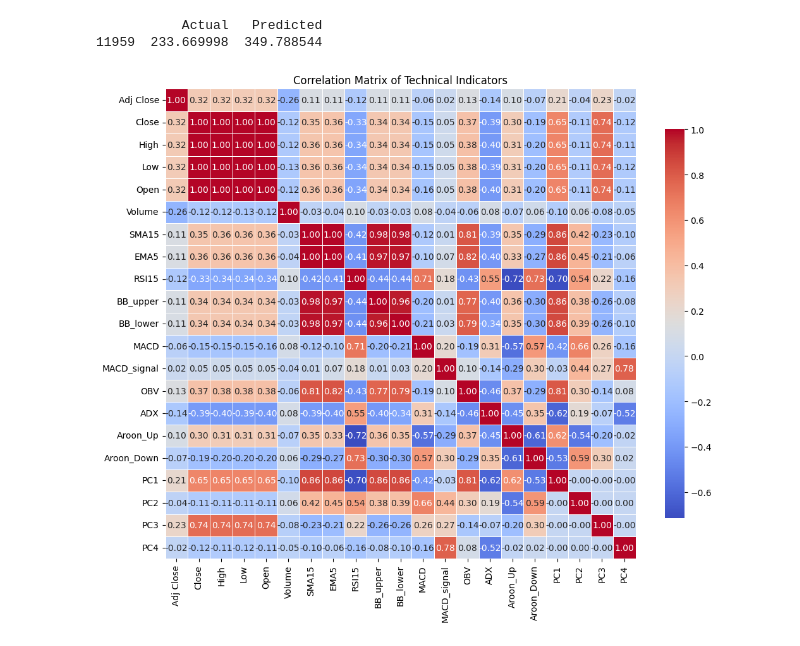
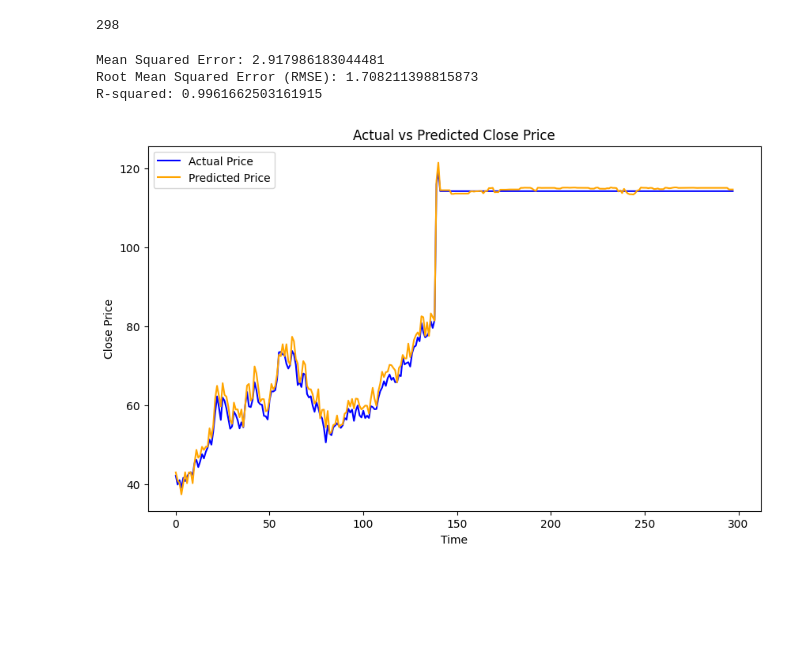
Before and after one commit to Nishchaypat/StockTrack-Database-ML, a Jupyter notebook: test.ipynb, the cells around one changed output. Cells and saved outputs as stored; diff of their text form; code cells hidden in the pictures; blank space fills up the shorter version.

Commit message:
Final Test model completed for reg

```diff
--- a/test.ipynb
+++ b/test.ipynb
@@ -133,5 +119,5 @@ def scale_data(uncscaled_data):
 # %%
-scaled_data = scale_data(data)
+scaled_data = data
 # %%
 def final_pcas(data):
     feature_columns = ['Open', 'High', 'Low', 'SMA15', 'EMA5',
@@ -159,3 +145,7 @@ def final_pcas(data):
     result_df = pd.concat([data.reset_index(drop=True), pca_df.reset_index(drop=True)], axis=1)
 
     return result_df
+# %%
+target = scaled_data[['Close']]  # Ensures 2D shape
+standard_scaler_close = StandardScaler()
+target_scaled = standard_scaler_close.fit_transform(target)
@@ -162,3 +172,3 @@ def final_pcas(data):
 # %%
-target = scaled_data['Close']
-input = scaled_data.drop(columns=['Close', 'Adj Close'])
+
+input = scaled_data.drop(columns=['Low', 'Open','SMA15', 'BB_lower', 'BB_upper', 'Adj Close', 'Close', 'OBV'])
@@ -177,5 +177,4 @@ Index(['High', 'Low', 'Open', 'Volume', 'SMA15', 'EMA5', 'RSI15', 'BB_upper',
 # %%
 from joblib import load
 
-
-loaded_model = load('best_model_grid_new.joblib')
+loaded_model = load('model_reg.joblib')
@@ -201,28 +250,37 @@ ValueError: Classification metrics can't handle a mix of continuous and binary t
-# %%
-results = pd.DataFrame({
-    'Actual': data['Close'],
-    'Predicted': y_pred
-})
-
-print(results.sample())
-# %% [output]
-           Actual   Predicted
-11959  233.669998  349.788544
-# %%
-
-
-# Calculate the correlation matrix
-correlation_matrix = result_df.corr()
-
-# Set up the matplotlib figure
-plt.figure(figsize=(12, 10))
-
-# Create a heatmap using seaborn
-sns.heatmap(correlation_matrix, annot=True, fmt=".2f", cmap='coolwarm',
-            square=True, cbar_kws={"shrink": .8}, linewidths=.5)
-
-# Title and show the plot
-plt.title('Correlation Matrix of Technical Indicators')
-plt.show()
-# %% [output]
-[figure, removed]
+# %%
+len(y_pred)
+# %% [output]
+298
+# %%
+# Ensure y_pred and target are single-column DataFrames before reshaping
+y_pred_reshaped = pd.DataFrame(y_pred, columns=["Close"]).values.reshape(-1, 1)
+target_reshaped = pd.DataFrame(target_scaled, columns=["Close"]).values.reshape(-1, 1)
+
+# Perform inverse transformation
+y_pred_original = standard_scaler_close.inverse_transform(y_pred_reshaped)
+target_original = standard_scaler_close.inverse_transform(target_reshaped)
+
+# Plot the original vs. predicted values
+import matplotlib.pyplot as plt
+from sklearn.metrics import mean_squared_error
+import numpy as np
+
+mse = mean_squared_error(target_original, y_pred_original)
+rmse = np.sqrt(mse)
+print(f'Mean Squared Error: {mse}')
+print(f'Root Mean Squared Error (RMSE): {rmse}')
+print(f'R-squared: {r2}')
+
+plt.figure(figsize=(10, 6))
+plt.plot(target_original, label="Actual Price", color="blue")
+plt.plot(y_pred_original, label="Predicted Price", color="orange")
+plt.title("Actual vs Predicted Close Price")
+plt.xlabel("Time")
+plt.ylabel("Close Price")
+plt.legend()
+plt.show()
+# %% [output]
+Mean Squared Error: 2.917986183044481
+Root Mean Squared Error (RMSE): 1.708211398815873
+R-squared: 0.9961662503161915
+[figure, added]
```
Also changed, not shown: parts of 15 cells of this notebook, 8 other files.
